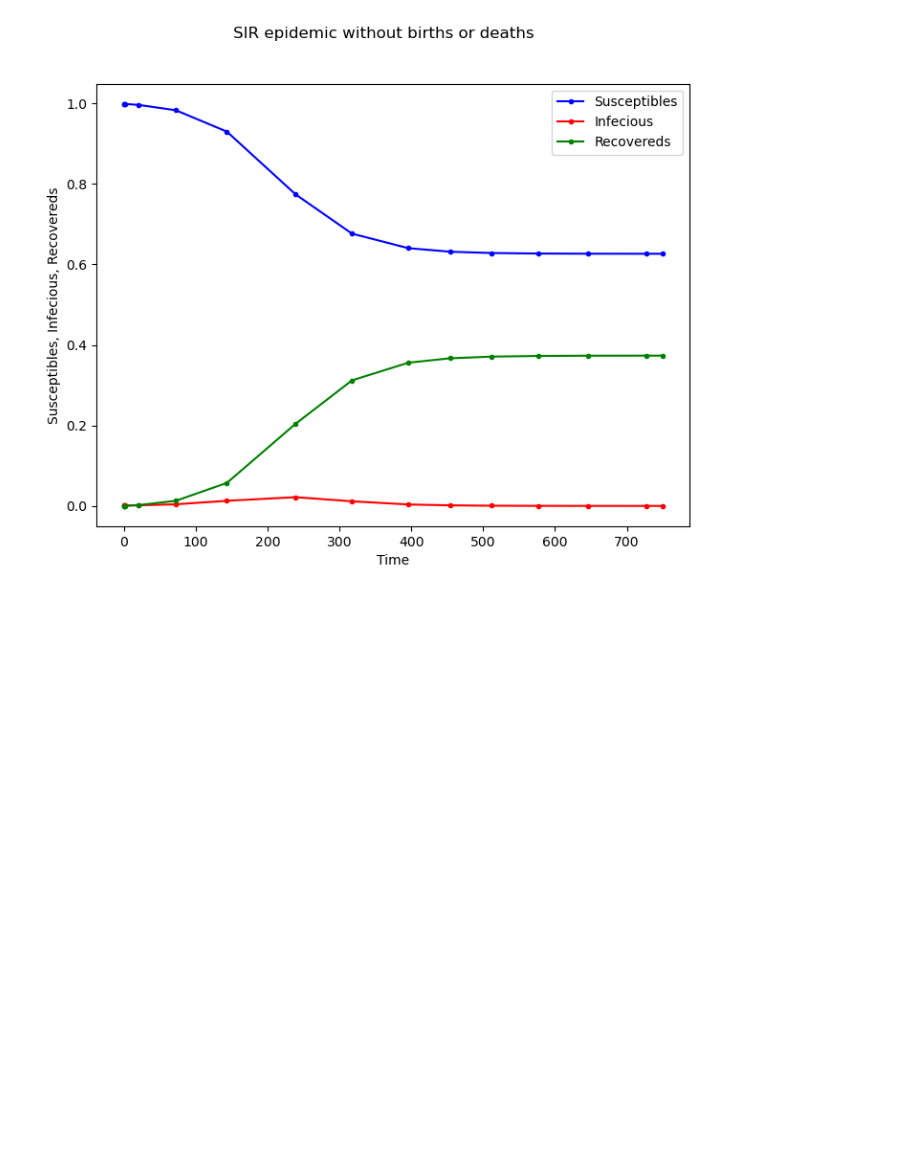
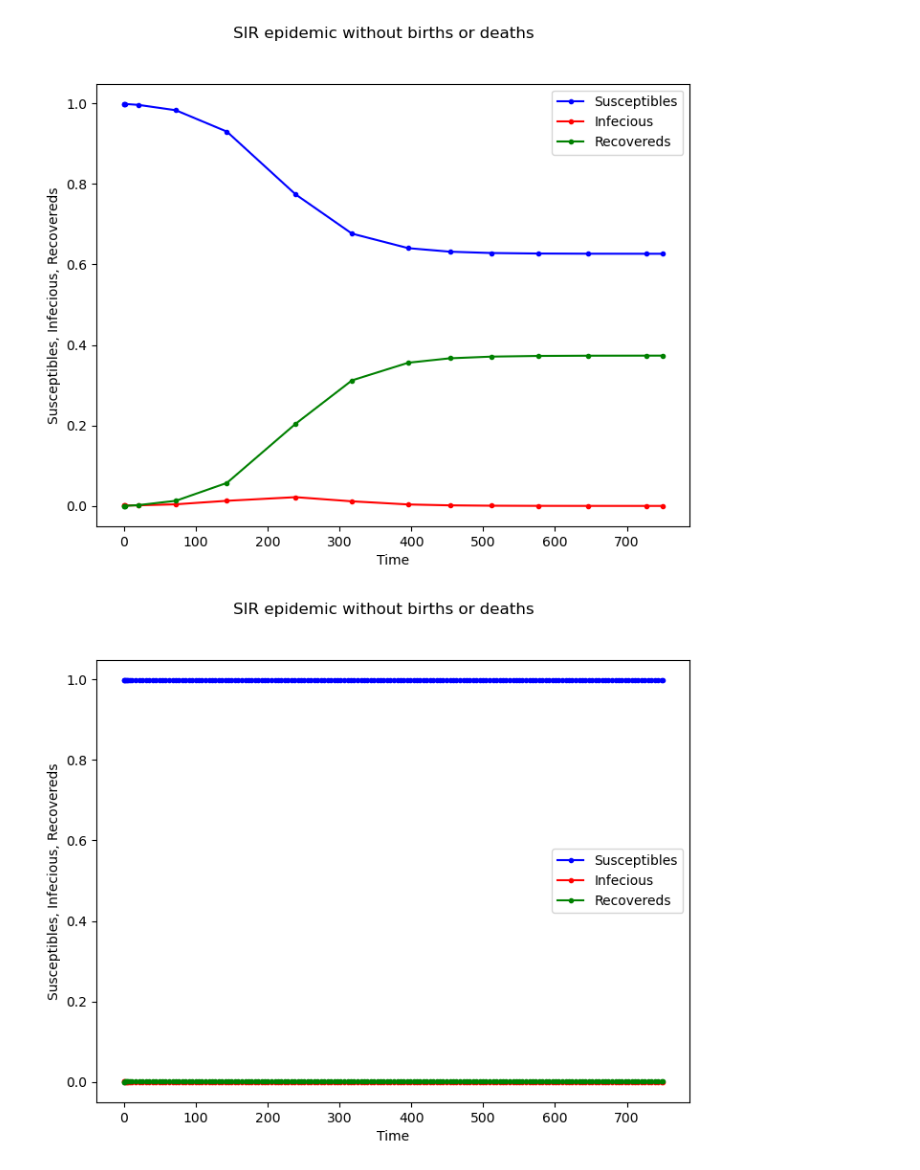
Before and after one commit to CristianPe1/Physics-simulation-methods, a Jupyter notebook: Talleres/Taller 1/SEIRD/Modelo_SIR test.ipynb, the cells around one changed output. Saved outputs shown, nothing was run; the diff lists cells and outputs as text; code cells hidden in the pictures; blank space fills up the shorter version.

```diff
--- a/Talleres/Taller 1/SEIRD/Modelo_SIR test.ipynb
+++ b/Talleres/Taller 1/SEIRD/Modelo_SIR test.ipynb
@@ -10,10 +21,10 @@ def fderivs(t,y,b,w): #Función con el modelo SIRD
     S,I,R = y
     return (-1*b*I*S,b*I*S - m*I,m*I)
 
-def solve_system(T0, TF, Y0, DT, b, w, event=None): #Función que resuelve el modelo SIRD
+def solve_system(fderivs,T0, TF, Y0, DT, params, event=None): #Función que resuelve el modelo SIRD
 
     T = np.arange(T0, TF+DT, DT)
-    return solve_ivp(fderivs, t_span=[T.min(), T.max()], y0=Y0, args=(b,w), events=event)
+    return solve_ivp(fderivs, t_span=[T.min(), T.max()], y0=Y0, args=params, events=event)
 # %%
 %matplotlib inline
 def grafica(sol):
@@ -52,3 +63,14 @@ sol = solve_system(T0=0.0, TF=Tf, Y0=CI, DT=0.1, b=beta, w=omega)
 grafica(sol)
 # %% [output]
 [figure]
+# %%
+Tf=750
+gamma=0.08
+beta = 0.1
+omega = beta/gamma
+params = [gamma, beta]
+CI =[0.999, 0.001 , 0]
+sol = solve_system(fderivs,T0=0.0, TF=Tf, Y0=CI, DT=0.1, params=params)
+grafica(sol)
+# %% [output]
+[figure, added]
```
Also changed, not shown: parts of 4 cells of this notebook, 18 other files.
